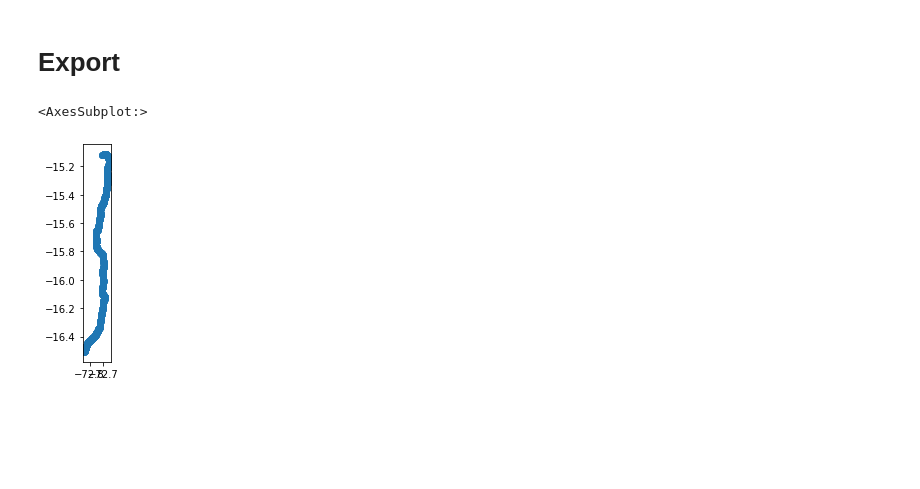
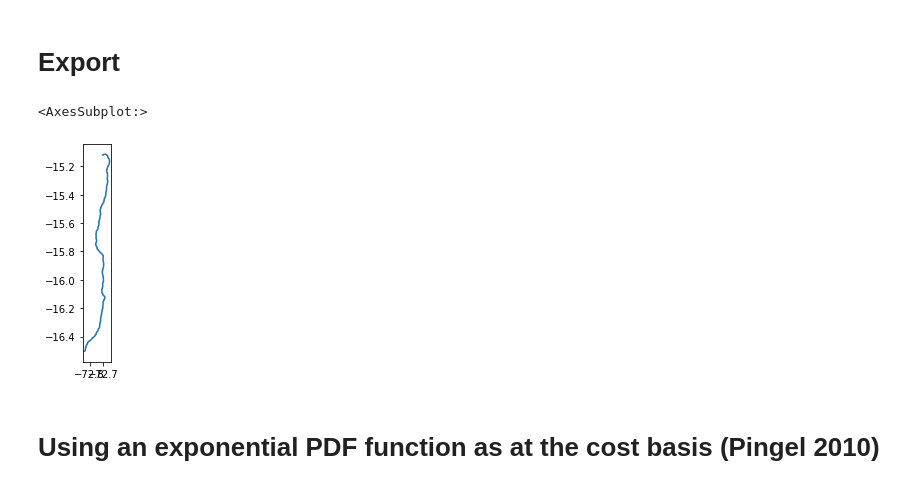
Before and after one commit to thomaspingel/neilpy, a Jupyter notebook: examples/LCP (new).ipynb, the cells around one changed output. Saved outputs shown, nothing was run; the diff lists cells and outputs as text; code cells hidden in the pictures; blank space fills up the shorter version.

Commit message:
added export via lines, and pingel (2010) method of calculation.

```diff
--- a/examples/LCP (new).ipynb
+++ b/examples/LCP (new).ipynb
@@ -88,11 +90,19 @@ plt.show()
 # Recover the coordiantes like so:
 
 lon, lat = src.transform *  np.fliplr(route).T
-# %%
-#df = pd.DataFrame({'lon':lon,'lat':lat})
-df = geopandas.GeoDataFrame(crs=4326,geometry=geopandas.points_from_xy(lon,lat))
-df.to_file('rademaker.shp')
-df.plot()
-# %% [output]
-<AxesSubplot:>
-[figure, removed]
+# %%
+d = {'name': ['rademaker'], 'geometry': [LineString(zip(lon,lat))]}
+df = geopandas.GeoDataFrame(d,crs=4326)
+df.to_file('rademaker.shp')
+
+# Enable beta KML writer
+geopandas.io.file.fiona.drvsupport.supported_drivers['KML'] = 'rw'
+df.to_file('rademaker.kml',driver='KML')
+
+
+df.plot()
+# %% [output]
+<AxesSubplot:>
+[figure, added]
+# %% [markdown]
+# Using an exponential PDF function as at the cost basis (Pingel 2010)
```
Also changed, not shown: parts of 3 cells of this notebook, 10 other files.
